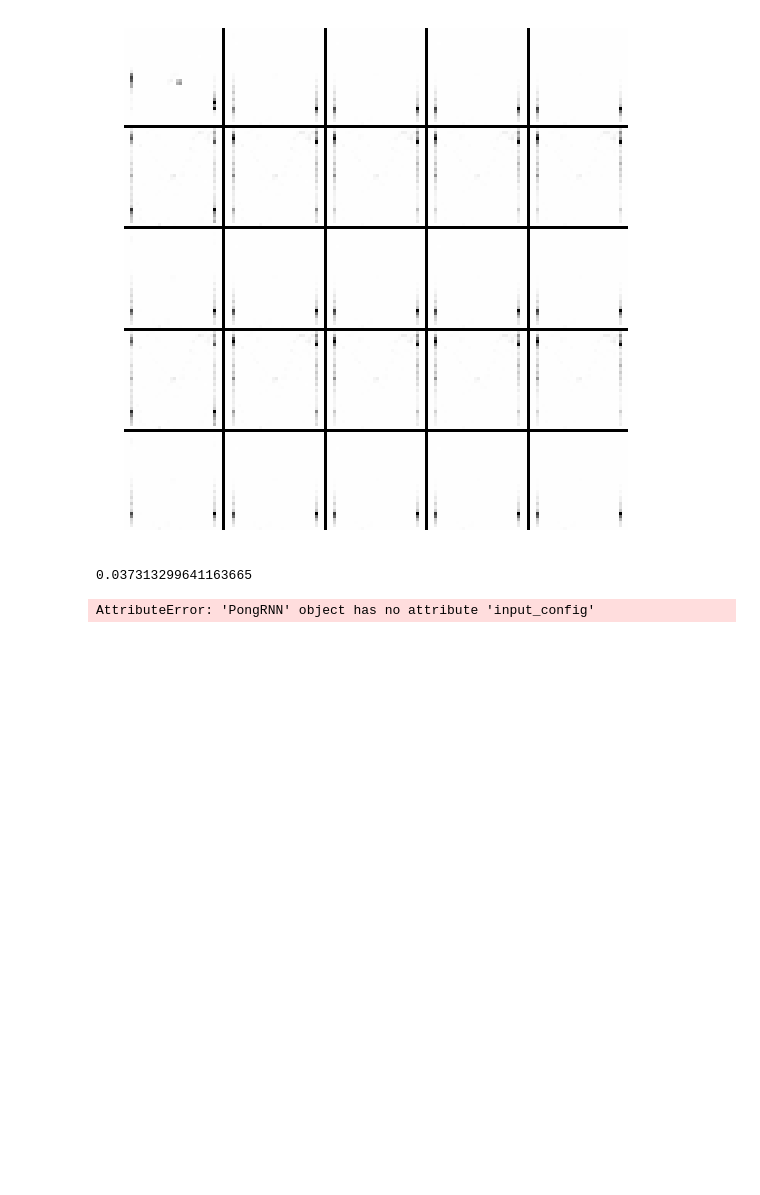
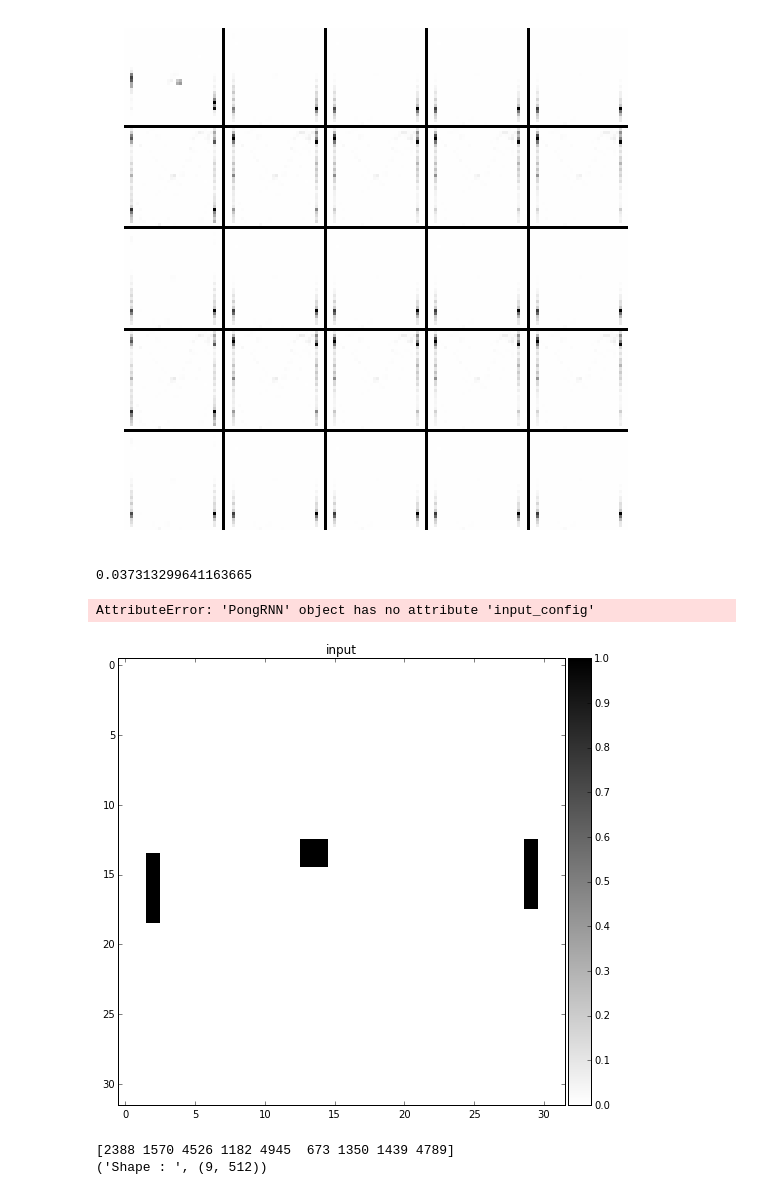
Before and after one commit to dmgottlieb/pong_rnn, a Jupyter notebook: PongRNN.ipynb, the cells around one changed output. Saved outputs shown, nothing was run; the diff lists cells and outputs as text; code cells hidden in the pictures; blank space fills up the shorter version.

```diff
--- a/PongRNN.ipynb
+++ b/PongRNN.ipynb
@@ -32,7 +32,7 @@ q_list = []
 p_list = []
 y_list = []
 
-with HDFStore('data.h5') as store:
+with HDFStore('data/data.h5') as store:
     for k in store.keys():
         d = np.array(store[k])[0:-1,:]
 
@@ -312,3 +312,64 @@ def plot(model, to_file='model.png'):
 plot(model, 'prototype-model.png')
 # %% [output]
 AttributeError: 'PongRNN' object has no attribute 'input_config'
+# %%
+# utility functions -- from here: http://nbviewer.jupyter.org/github/julienr/ipynb_playground/blob/master/keras/convmnist/keras_cnn_mnist.ipynb
+from mpl_toolkits.axes_grid1 import make_axes_locatable
+import matplotlib.cm as cm
+
+def nice_imshow(ax, data, vmin=None, vmax=None, cmap=None):
+    """Wrapper around pl.imshow"""
+    if cmap is None:
+        cmap = cm.jet
+    if vmin is None:
+        vmin = data.min()
+    if vmax is None:
+        vmax = data.max()
+    divider = make_axes_locatable(ax)
+    cax = divider.append_axes("right", size="5%", pad=0.05)
+    im = ax.imshow(data, vmin=vmin, vmax=vmax, interpolation='nearest', cmap=cmap)
+    plt.colorbar(im, cax=cax)
+# %%
+# Attempt to visualize hidden layer activations
+
+X = [q_val[100], p_val[100]]
+plt.figure()
+plt.title('input')
+nice_imshow(plt.gca(), np.squeeze(X[0]), vmin=0, vmax=1, cmap=cm.binary)
+# %% [output]
+[figure, added]
+# %%
+from hidden_state_viz import get_hidden_f
+
+indices = np.random.choice(np.arange(q_val.shape[0]), 9)
+print indices
+
+X = [q_val[indices,],p_val[indices,]]
+
+q = X[0].astype(np.float32)
+p = X[1].astype(np.float32)
+
+control = model.graph.inputs['control_in']
+screen = model.graph.inputs['screen_in']
+
+
+H_f = get_hidden_f(control, screen, model.graph.nodes['RNN3'])
+
+
+H_1 = H_f(q, p)
+H_1 = np.squeeze(H_1)
+print("Shape : ", H_1.shape)
+
+indices = np.arange(9)
+
+
+X = [q_val[indices,],p_val[indices,]]
+
+q = X[0].astype(np.float32)
+p = X[1].astype(np.float32)
+
+H_2 = H_f(q, p)
+H_2 = np.squeeze(H_2)
+# %% [output]
+[2388 1570 4526 1182 4945  673 1350 1439 4789]
+('Shape : ', (9, 512))
```
Also changed, not shown: parts of 18 cells of this notebook, 7 other files.
